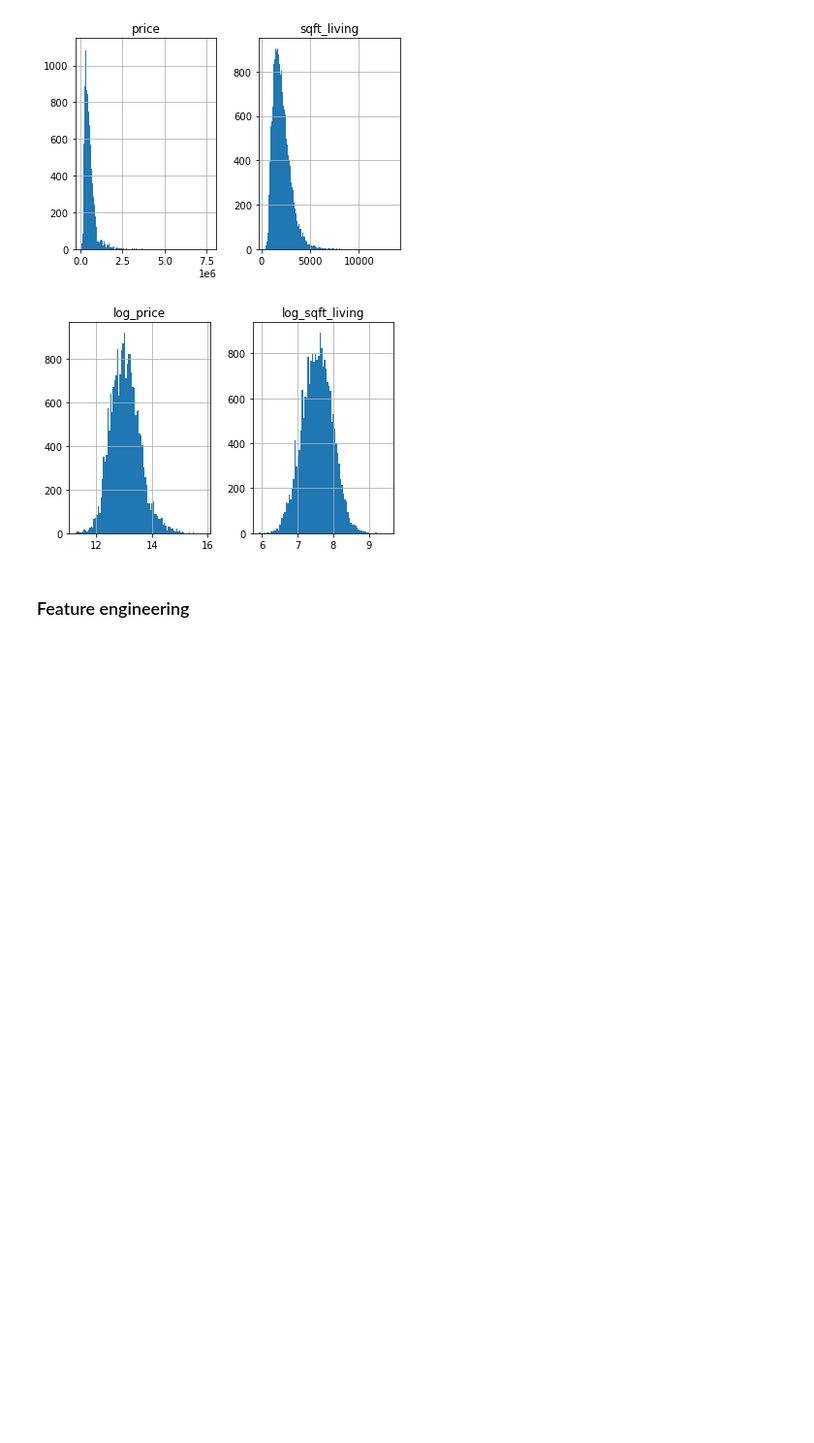
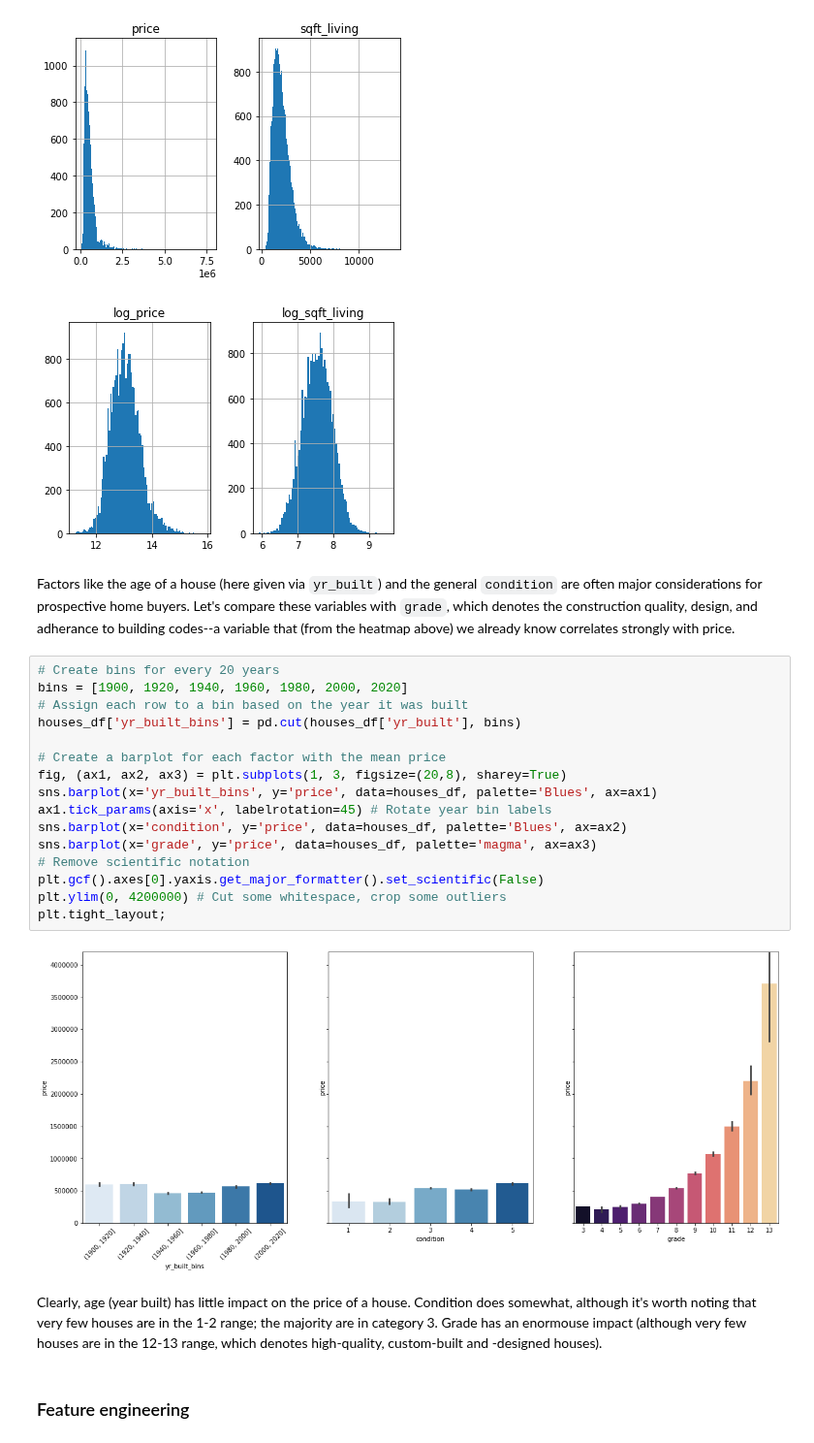
Before and after one commit to jmarkowi/kingcounty, a Jupyter notebook: predicting_prices_king_count-checkpoint.ipynb, the cells around one changed output. Shown at 97% size. Drawn from its saved outputs; the diff is of its cells as text; blank space fills up the shorter version.

```diff
--- a/predicting_prices_king_count-checkpoint.ipynb
+++ b/predicting_prices_king_count-checkpoint.ipynb
@@ -73,6 +75,28 @@ houses_df.hist(column=['log_price', 'log_sqft_living'], bins='auto');
 # %% [output]
 [figure]
 [figure]
+# %% [markdown]
+Factors like the age of a house (here given via `yr_built`) and the general `condition` are often major considerations for prospective home buyers. Let's compare these variables with `grade`, which denotes the construction quality, design, and adherance to building codes--a variable that (from the heatmap above) we already know correlates strongly with price.
+# %%
+# Create bins for every 20 years
+bins = [1900, 1920, 1940, 1960, 1980, 2000, 2020]
+# Assign each row to a bin based on the year it was built
+houses_df['yr_built_bins'] = pd.cut(houses_df['yr_built'], bins)
+
+# Create a barplot for each factor with the mean price
+fig, (ax1, ax2, ax3) = plt.subplots(1, 3, figsize=(20,8), sharey=True)
+sns.barplot(x='yr_built_bins', y='price', data=houses_df, palette='Blues', ax=ax1)
+ax1.tick_params(axis='x', labelrotation=45) # Rotate year bin labels
+sns.barplot(x='condition', y='price', data=houses_df, palette='Blues', ax=ax2)
+sns.barplot(x='grade', y='price', data=houses_df, palette='magma', ax=ax3)
+# Remove scientific notation
+plt.gcf().axes[0].yaxis.get_major_formatter().set_scientific(False)
+plt.ylim(0, 4200000) # Cut some whitespace, crop some outliers
+plt.tight_layout;
+# %% [output]
+[figure, added]
+# %% [markdown]
+Clearly, age (year built) has little impact on the price of a house. Condition does somewhat, although it's worth noting that very few houses are in the 1-2 range; the majority are in category 3. Grade has an enormouse impact (although very few houses are in the 12-13 range, which denotes high-quality, custom-built and -designed houses).
 # %% [markdown]
 ### Feature engineering
 # %% [markdown]
```
Also changed, not shown: parts of 52 cells of this notebook, 1 other file.
